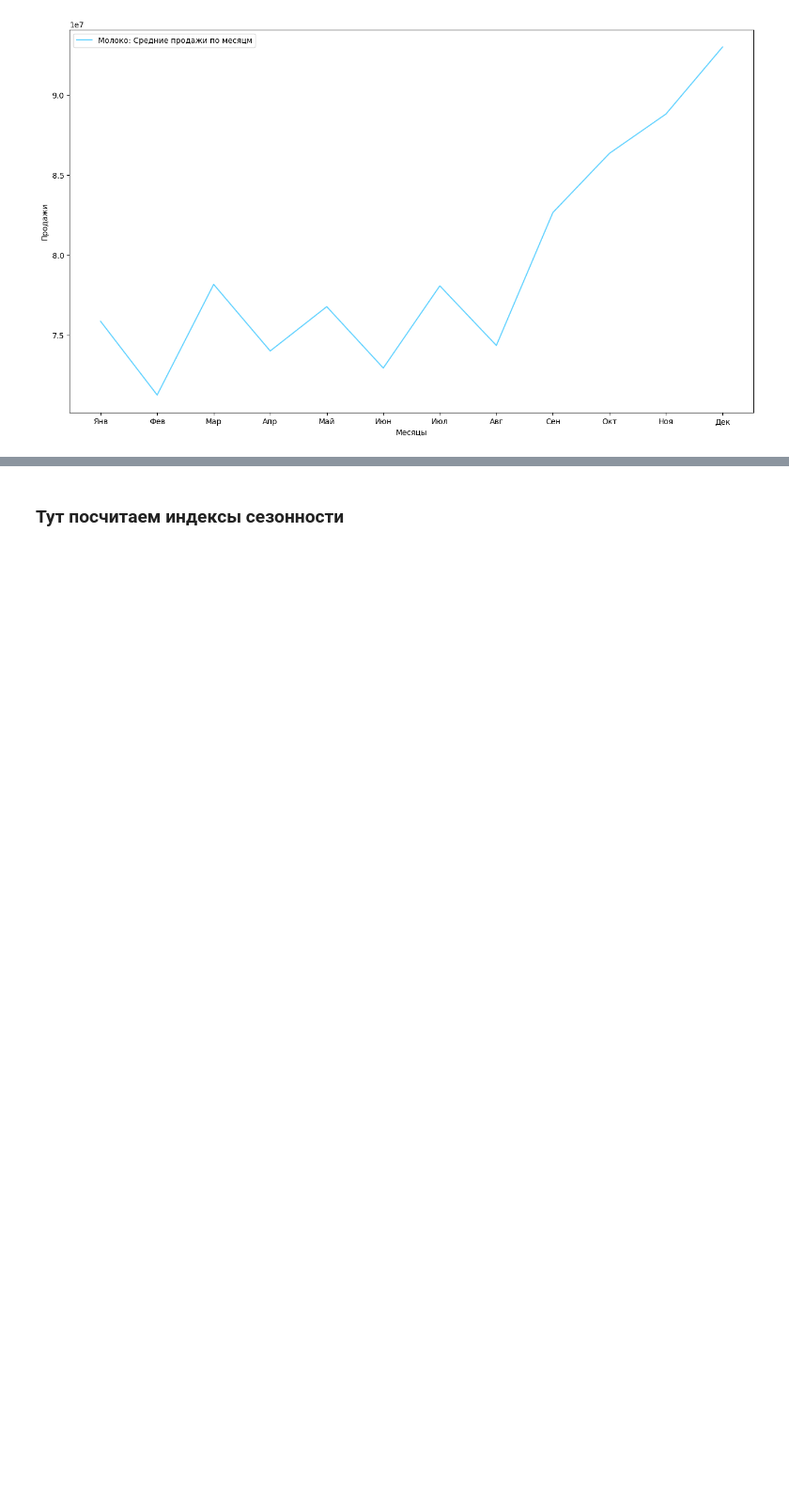
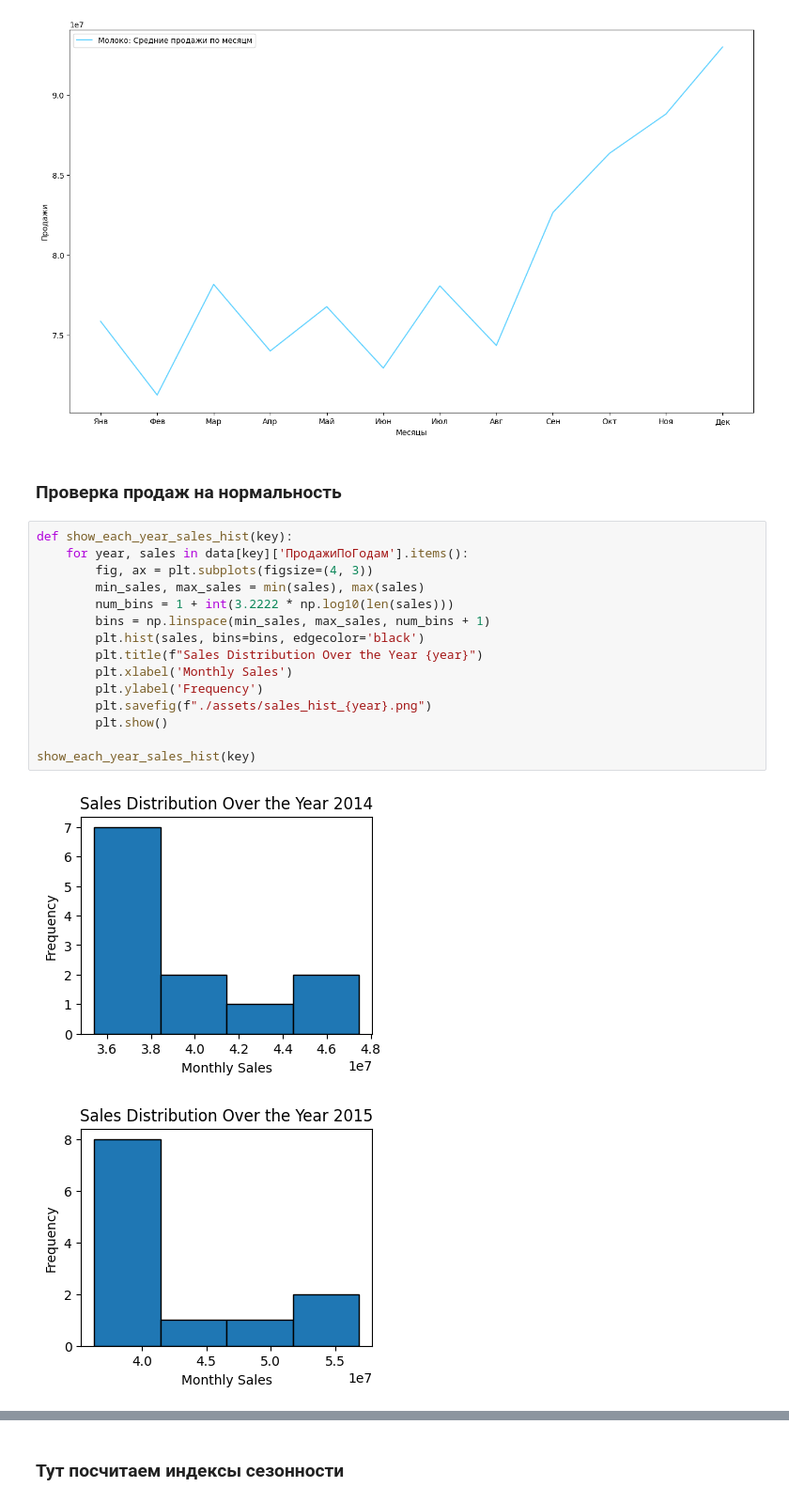
Before and after one commit to AltairkaGit/MilkStats, a Jupyter notebook: model.ipynb, the cells around one changed output, grey strips where cells are left out. Shown at 94% size. Saved outputs shown, nothing was run; the diff lists cells and outputs as text; blank space fills up the shorter version.

```diff
--- a/model.ipynb
+++ b/model.ipynb
@@ -171,3 +171,23 @@ months_mean(key)
 show_months_mean(key)
 # %% [output]
 [figure]
+# %% [markdown]
+### Проверка продаж на нормальность
+# %%
+def show_each_year_sales_hist(key):
+    for year, sales in data[key]['ПродажиПоГодам'].items():
+        fig, ax = plt.subplots(figsize=(4, 3))
+        min_sales, max_sales = min(sales), max(sales)
+        num_bins = 1 + int(3.2222 * np.log10(len(sales)))
+        bins = np.linspace(min_sales, max_sales, num_bins + 1)
+        plt.hist(sales, bins=bins, edgecolor='black')
+        plt.title(f"Sales Distribution Over the Year {year}")
+        plt.xlabel('Monthly Sales')
+        plt.ylabel('Frequency')
+        plt.savefig(f"./assets/sales_hist_{year}.png")
+        plt.show()
+
+show_each_year_sales_hist(key)
+# %% [output]
+[figure, added]
+[figure, added]
```
Also changed, not shown: parts of 7 cells of this notebook, 10 other files.
